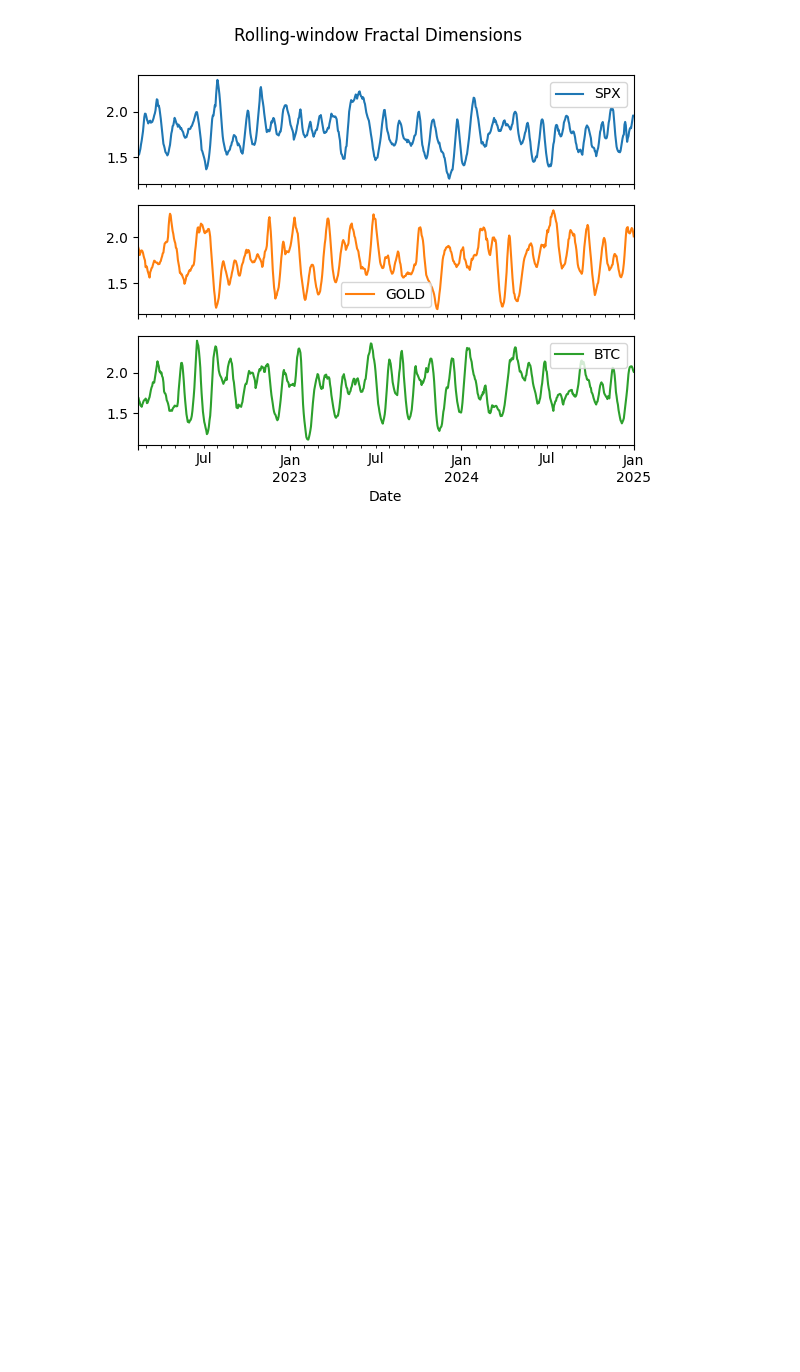
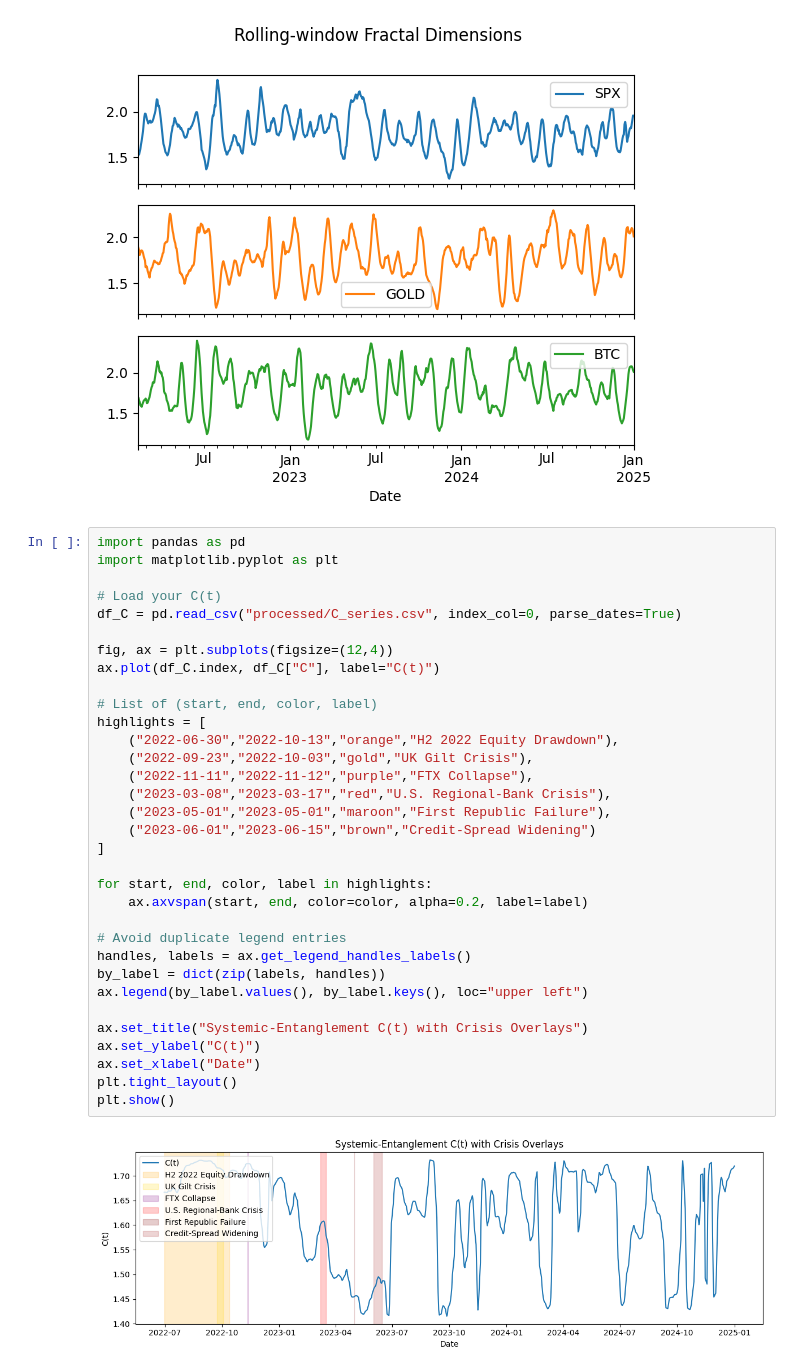
Before and after one commit to Jiven-Chana/cyber-fractal-entanglement, a Jupyter notebook: data/01_data_ingest.ipynb, the cells around one changed output. Saved outputs shown, nothing was run; the diff lists cells and outputs as text; blank space fills up the shorter version.

```diff
--- a/data/01_data_ingest.ipynb
+++ b/data/01_data_ingest.ipynb
@@ -85,3 +85,38 @@ SPX ADF p-value: 1.4180330405876239e-05
 GOLD ADF p-value: 2.2125069366832027e-15
 BTC ADF p-value: 1.3404580196551555e-22
 [figure]
+# %%
+import pandas as pd
+import matplotlib.pyplot as plt
+
+# Load your C(t)
+df_C = pd.read_csv("processed/C_series.csv", index_col=0, parse_dates=True)
+
+fig, ax = plt.subplots(figsize=(12,4))
+ax.plot(df_C.index, df_C["C"], label="C(t)")
+
+# List of (start, end, color, label)
+highlights = [
+    ("2022-06-30","2022-10-13","orange","H2 2022 Equity Drawdown"),
+    ("2022-09-23","2022-10-03","gold","UK Gilt Crisis"),
+    ("2022-11-11","2022-11-12","purple","FTX Collapse"),
+    ("2023-03-08","2023-03-17","red","U.S. Regional-Bank Crisis"),
+    ("2023-05-01","2023-05-01","maroon","First Republic Failure"),
+    ("2023-06-01","2023-06-15","brown","Credit-Spread Widening")
+]
+
+for start, end, color, label in highlights:
+    ax.axvspan(start, end, color=color, alpha=0.2, label=label)
+
+# Avoid duplicate legend entries
+handles, labels = ax.get_legend_handles_labels()
+by_label = dict(zip(labels, handles))
+ax.legend(by_label.values(), by_label.keys(), loc="upper left")
+
+ax.set_title("Systemic-Entanglement C(t) with Crisis Overlays")
+ax.set_ylabel("C(t)")
+ax.set_xlabel("Date")
+plt.tight_layout()
+plt.show()
+# %% [output]
+[figure, added]
```
Also changed, not shown: parts of 3 cells of this notebook, 7 other files.
